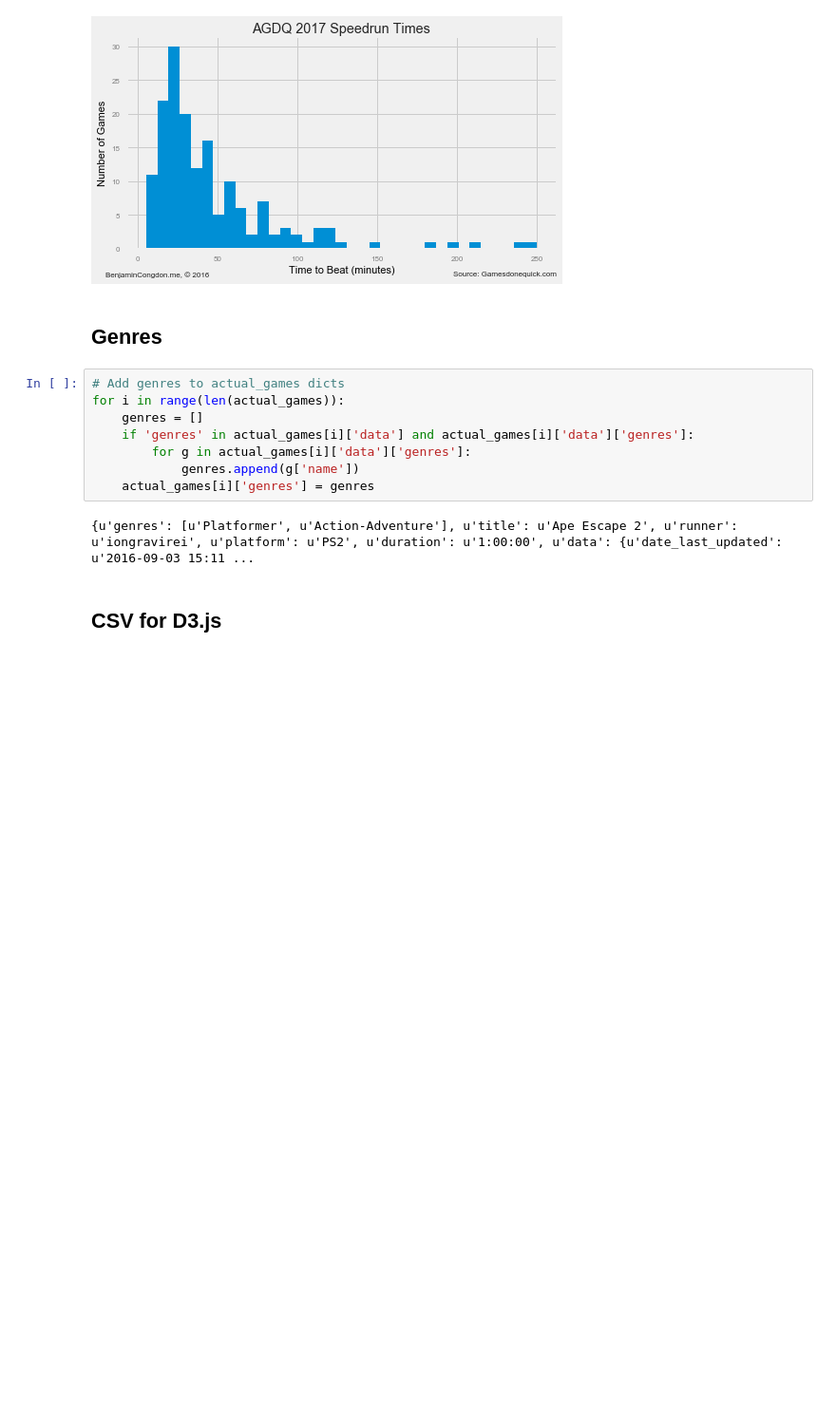
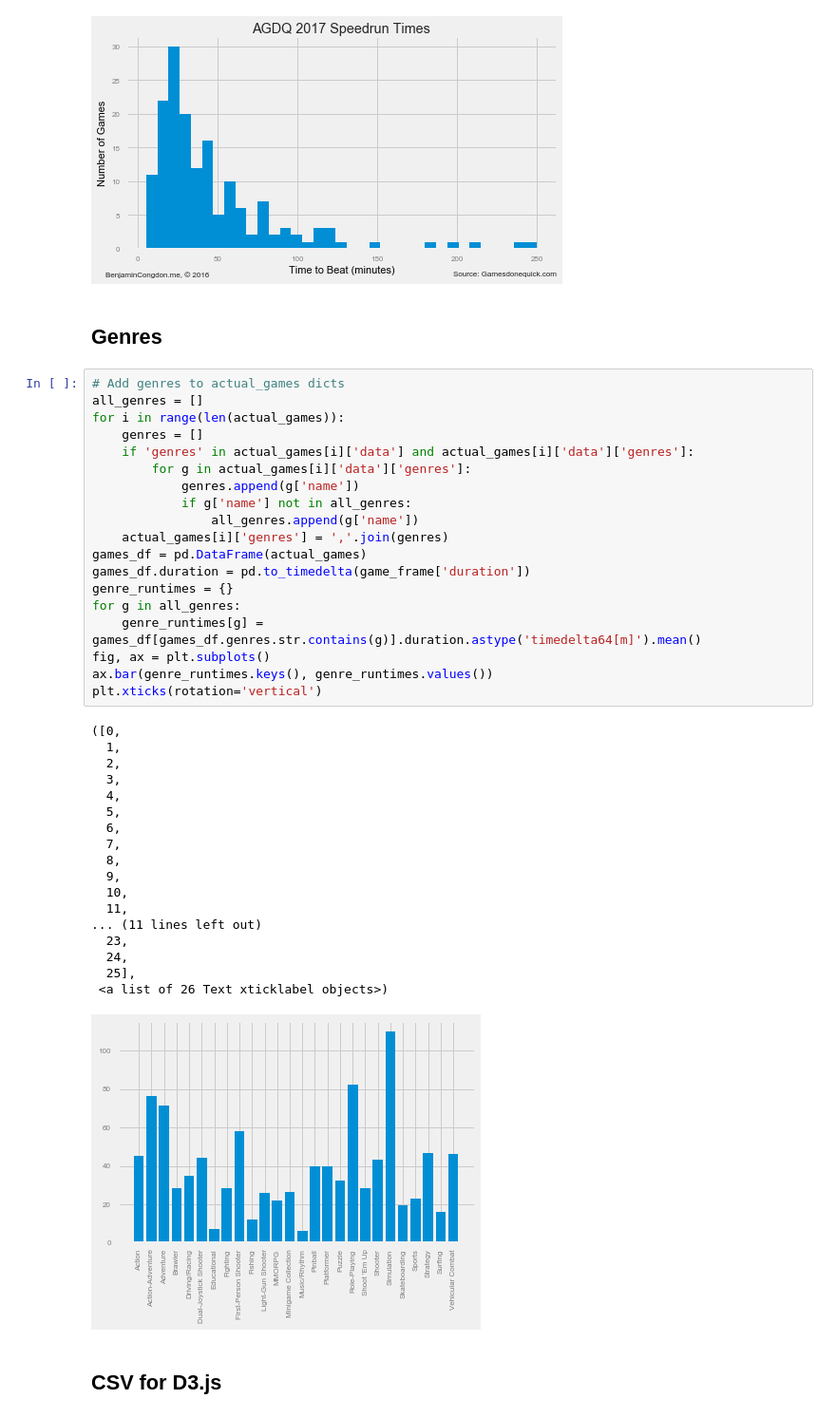
Before and after one commit to bcongdon/agdq-2017-schedule-analysis, a Jupyter notebook: AGDQ-2017-Schedule-Analysis.ipynb, the cells around one changed output. Shown: that part at 95% size. Cells and saved outputs as stored; diff of their text form; blank space fills up the shorter version.

Commit message:
genre bar chart

```diff
--- a/AGDQ-2017-Schedule-Analysis.ipynb
+++ b/AGDQ-2017-Schedule-Analysis.ipynb
@@ -289,14 +289,42 @@ plt.savefig('./render/time_to_run_histogram.png', bb_inches='tight', dpi=350)
 ## Genres
 # %%
 # Add genres to actual_games dicts
+all_genres = []
 for i in range(len(actual_games)):
     genres = []
     if 'genres' in actual_games[i]['data'] and actual_games[i]['data']['genres']:
         for g in actual_games[i]['data']['genres']:
             genres.append(g['name'])
-    actual_games[i]['genres'] = genres
+            if g['name'] not in all_genres:
+                all_genres.append(g['name'])
+    actual_games[i]['genres'] = ','.join(genres)
+games_df = pd.DataFrame(actual_games)
+games_df.duration = pd.to_timedelta(game_frame['duration'])
+genre_runtimes = {}
+for g in all_genres:
+    genre_runtimes[g] = games_df[games_df.genres.str.contains(g)].duration.astype('timedelta64[m]').mean()
+fig, ax = plt.subplots()
+ax.bar(genre_runtimes.keys(), genre_runtimes.values())
+plt.xticks(rotation='vertical')
 # %% [output]
-{u'genres': [u'Platformer', u'Action-Adventure'], u'title': u'Ape Escape 2', u'runner': u'iongravirei', u'platform': u'PS2', u'duration': u'1:00:00', u'data': {u'date_last_updated': u'2016-09-03 15:11 ...
+([0,
+  1,
+  2,
+  3,
+  4,
+  5,
+  6,
+  7,
+  8,
+  9,
+  10,
+  11,
+... (11 lines left out)
+  23,
+  24,
+  25],
+ <a list of 26 Text xticklabel objects>)
+[figure, added]
 # %% [markdown]
 ## CSV for D3.js
 # %%
```
